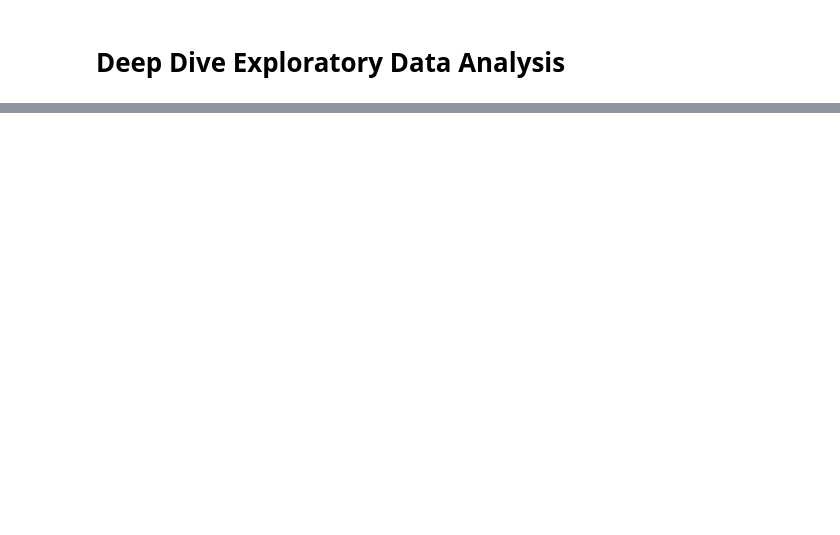
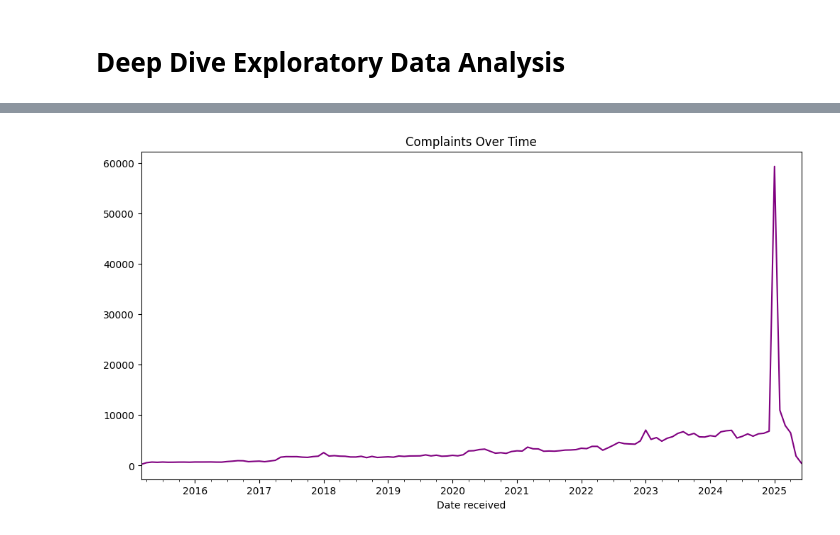
Before and after one commit to Miftah-Ebrahim/RAG-Complaint-Intelligence-Platform, a Jupyter notebook: notebooks/01_deep_eda.ipynb, the cells around one changed output, grey strips where cells are left out. Cells and saved outputs as stored; diff of their text form; code cells hidden in the pictures; blank space fills up the shorter version.

```diff
--- a/notebooks/01_deep_eda.ipynb
+++ b/notebooks/01_deep_eda.ipynb
@@ -40,13 +45,14 @@ plt.show()
 # %%
 # Viz 3: Information regarding time trend is dependent on 'Date received'
 if 'Date received' in df.columns:
     df['Date received'] = pd.to_datetime(df['Date received'])
     time_trend = df.set_index('Date received').resample('M').size()
     fig, ax = plt.subplots(figsize=(12, 6))
     time_trend.plot(ax=ax, color='purple')
     ax.set_title('Complaints Over Time')
-    save_plot(fig, 'time_trend.png')
     plt.show()
+# %% [output]
+[figure, added]
 # %%
 # Viz 4: WordCloud
 from IPython.display import Image
```
Also changed, not shown: parts of 4 cells of this notebook, 17 other files.
